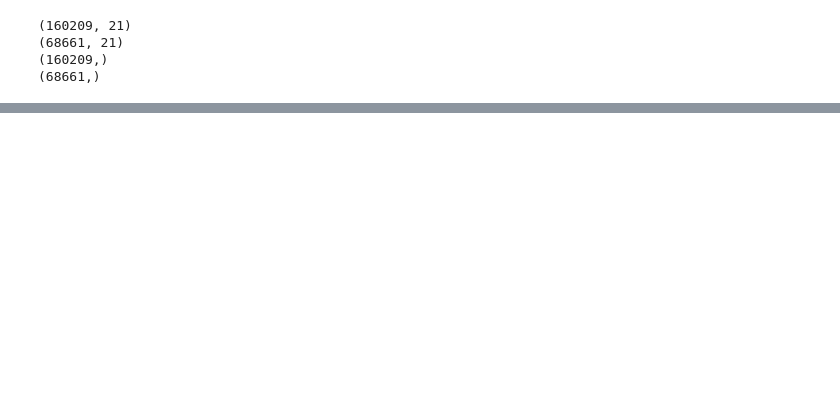
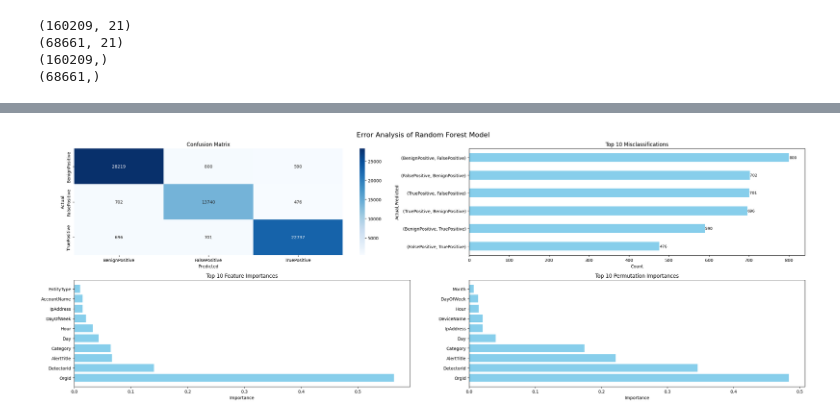
Before and after one commit to Pooja-Spandana/Guvi---Microsoft-Cybersecurity, a Jupyter notebook: Notebooks/Model_Building_and_Evaluation.ipynb, the cells around one changed output, grey strips where cells are left out. Cells and saved outputs as stored; diff of their text form; code cells hidden in the pictures; blank space fills up the shorter version.

Commit message:
model evaluated

```diff
--- a/Notebooks/Model_Building_and_Evaluation.ipynb
+++ b/Notebooks/Model_Building_and_Evaluation.ipynb
@@ -296,4 +313,9 @@ Best F1-Score (Macro): 0.8918
 # %%
+top2_models = {
+    'XGBoost': XGBClassifier(n_jobs=-1, random_state=42, n_estimators=100),
+    'Random Forest': RandomForestClassifier(class_weight='balanced', n_jobs=-1, random_state=42, n_estimators=100)
+}
+
 # Common CV strategy
 cv_strategy = StratifiedKFold(n_splits=5, shuffle=True, random_state=42)
 
@@ -316,20 +338,15 @@ param_distributions = {
         'min_samples_split': [2, 5, 10],
         'min_samples_leaf': [1, 2, 4],
         'bootstrap': [True, False]
-    },
-    'K-Nearest Neighbors': {
-        'n_neighbors': [3, 5, 7, 9],
-        'weights': ['uniform', 'distance'],
-        'metric': ['euclidean', 'manhattan', 'minkowski']
     }
 }
 
-def tune_models(X_train_resampled, y_train_resampled, X_test, y_test):
+def hp_tune_models(X_train_resampled, y_train_resampled, X_test, y_test):
+
     results = {}
-
-    for model_name, model in top3_models.items():
+    for model_name, model in top2_models.items():
         print("-" * 55)
-        print(f"Tuning {model_name}")
+        print(f"Hyperparameter Tuning {model_name} with SMOTE")
         print("-" * 55)
 
         search = RandomizedSearchCV(
@@ -366,6 +383,6 @@ def tune_models(X_train_resampled, y_train_resampled, X_test, y_test):
 
     return results
 
-results = tune_models(X_train_resampled, y_train_resampled, X_test, y_test)
+results = hp_tune_models(X_train_resampled, y_train_resampled, X_test, y_test)
 # %% [output]
 -------------------------------------------------------
@@ -398,0 +443,68 @@ Best F1-Score (Macro): 0.9382
+# %%
+# Error Analysis of Random Forest Model
+feature_names = X_train_resampled.columns if hasattr(X_train_resampled, 'columns') else [f'feature_{i}' for i in range(X_train_resampled.shape[1])]
+
+# Decode labels back to string
+label_mapping = dict(zip(range(len(le.classes_)), le.classes_))
+y_test_str = [label_mapping[i] for i in y_test]
+y_pred = results['Random Forest']['best_model'].predict(X_test)
+y_pred_str = [label_mapping[i] for i in y_pred]
+
+# Error Analysis DataFrame
+error_df = pd.DataFrame({'Actual': y_test_str, 'Predicted': y_pred_str})
+misclassified = error_df[error_df['Actual'] != error_df['Predicted']]
+print(f"Total misclassifications: {len(misclassified)}")
+
+fig, axes = plt.subplots(2, 2, figsize=(25, 9))
+plt.suptitle("Error Analysis of Random Forest Model", fontsize=16)
+
+ax_cm = axes[0][0]
+ax_mis = axes[0][1]
+ax_feat = axes[1][0]
+ax_perm = axes[1][1]
+
+# 1. Confusion Matrix
+cm = confusion_matrix(y_test_str, y_pred_str, labels=le.classes_)
+sns.heatmap(cm, annot=True, fmt='d', cmap='Blues', xticklabels=le.classes_, yticklabels=le.classes_, ax=ax_cm)
+ax_cm.set_title("Confusion Matrix")
+ax_cm.set_xlabel("Predicted")
+ax_cm.set_ylabel("Actual")
+
+# 2. Misclassification Breakdown
+mis_count = misclassified.groupby(['Actual', 'Predicted']).size().sort_values(ascending=False).head(10)
+mis_count.plot(kind='barh', ax=ax_mis, color='skyblue')
+
+for i, v in enumerate(mis_count.values):
+    ax_mis.text(v + 0.5, i, str(v), va='center', fontsize=9)
+
+ax_mis.set_title("Top 10 Misclassifications")
+ax_mis.set_xlabel("Count")
+ax_mis.invert_yaxis()
+
+# 3. Feature Importances
+model = results['Random Forest']['best_model']
+importances = model.feature_importances_
+indices = np.argsort(importances)[-10:]
+top_features = [feature_names[i] for i in indices]
+top_importances = importances[indices]
+
+ax_feat.barh(range(10), top_importances, color='skyblue')
+ax_feat.set_yticks(range(10))
+ax_feat.set_yticklabels(top_features)
+ax_feat.set_title("Top 10 Feature Importances")
+ax_feat.set_xlabel("Importance")
+ax_feat.invert_yaxis()
+
+# 4. Permutation Importances
+perm = permutation_importance(model, X_test, y_test, n_repeats=10, scoring='f1_macro', random_state=42, n_jobs=-1)
+sorted_idx = perm.importances_mean.argsort()[-10:]
+
+ax_perm.barh(np.array(feature_names)[sorted_idx], perm.importances_mean[sorted_idx], color='skyblue')
+ax_perm.set_title("Top 10 Permutation Importances")
+ax_perm.set_xlabel("Importance")
+ax_perm.invert_yaxis()
+
+plt.tight_layout()
+plt.savefig(r"C:\Users\spand\Projects\MICROSOFT_CYBERSECURITY\Guvi---Microsoft-Cybersecurity\Plots/Error_analysis_RF.png", dpi=300, bbox_inches='tight')
+plt.show()
+# %% [output]
@@ -398,0 +512 @@ Best F1-Score (Macro): 0.9382
+[figure, added]
```
Also changed, not shown: parts of 21 cells of this notebook, 2 other files.
